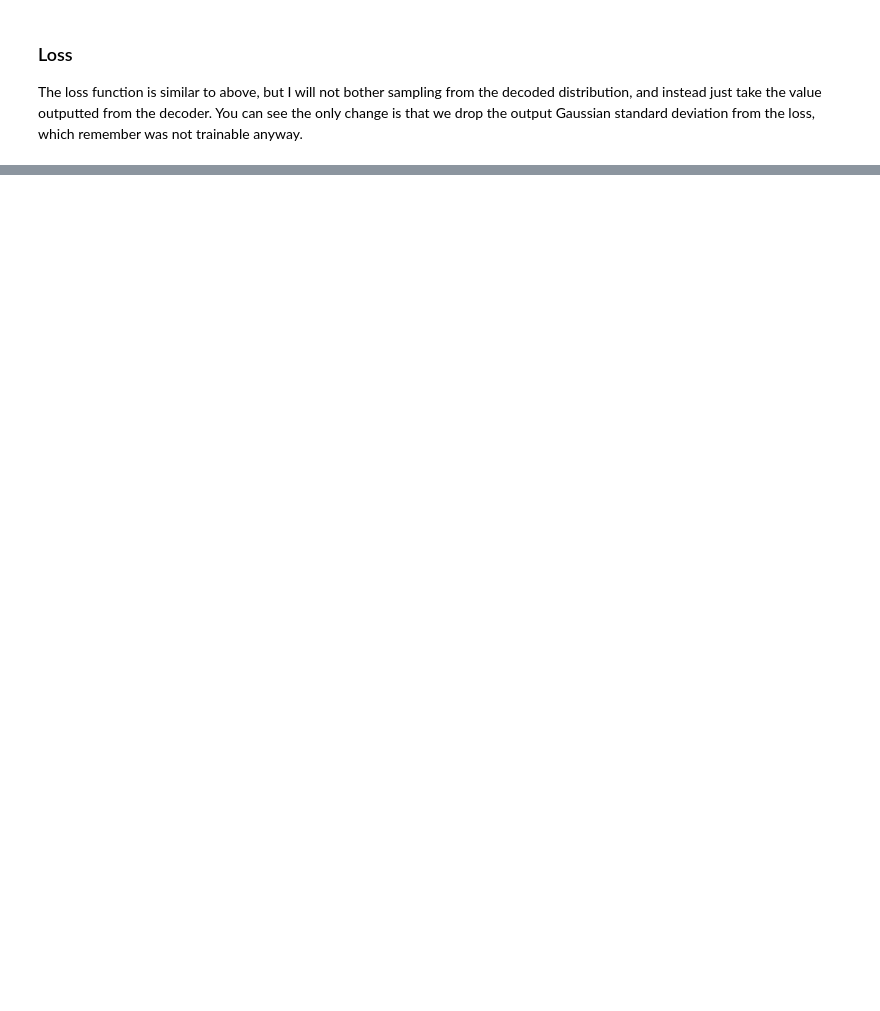
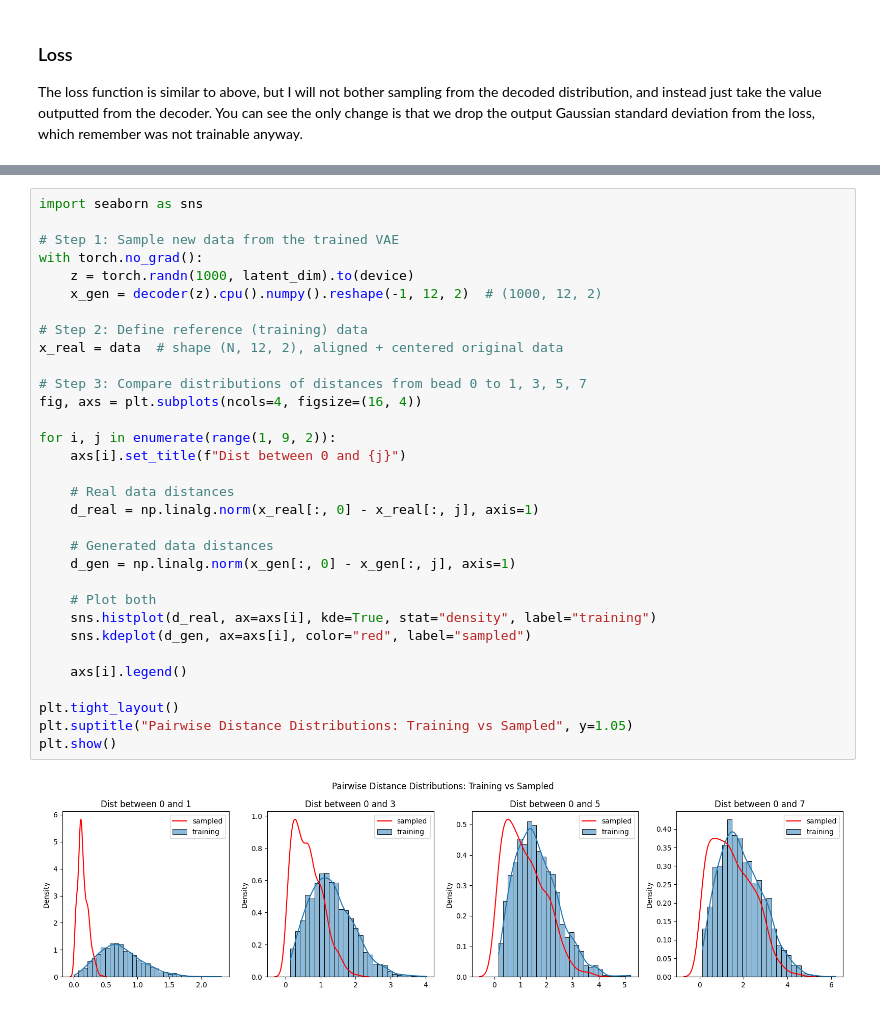
Before and after one commit to Areej17-eng/9th_workshop_ml_for_molecules, a Jupyter notebook: Friday/Day5_VAE_example2.ipynb, the cells around one changed output, grey strips where cells are left out. Cells and saved outputs as stored; diff of their text form; blank space fills up the shorter version.

```diff
--- a/Friday/Day5_VAE_example2.ipynb
+++ b/Friday/Day5_VAE_example2.ipynb
@@ -205,0 +221,34 @@ plt.suptitle("Samples decoded from random latent points"); plt.tight_layout(); p
+# %%
+import seaborn as sns
+
+# Step 1: Sample new data from the trained VAE
+with torch.no_grad():
+    z = torch.randn(1000, latent_dim).to(device)
+    x_gen = decoder(z).cpu().numpy().reshape(-1, 12, 2)  # (1000, 12, 2)
+
+# Step 2: Define reference (training) data
+x_real = data  # shape (N, 12, 2), aligned + centered original data
+
+# Step 3: Compare distributions of distances from bead 0 to 1, 3, 5, 7
+fig, axs = plt.subplots(ncols=4, figsize=(16, 4))
+
+for i, j in enumerate(range(1, 9, 2)):
+    axs[i].set_title(f"Dist between 0 and {j}")
+
+    # Real data distances
+    d_real = np.linalg.norm(x_real[:, 0] - x_real[:, j], axis=1)
+
+    # Generated data distances
+    d_gen = np.linalg.norm(x_gen[:, 0] - x_gen[:, j], axis=1)
+
+    # Plot both
+    sns.histplot(d_real, ax=axs[i], kde=True, stat="density", label="training")
+    sns.kdeplot(d_gen, ax=axs[i], color="red", label="sampled")
+
+    axs[i].legend()
+
+plt.tight_layout()
+plt.suptitle("Pairwise Distance Distributions: Training vs Sampled", y=1.05)
+plt.show()
+# %% [output]
+[figure, added]
```
Also changed, not shown: parts of 14 cells of this notebook.
